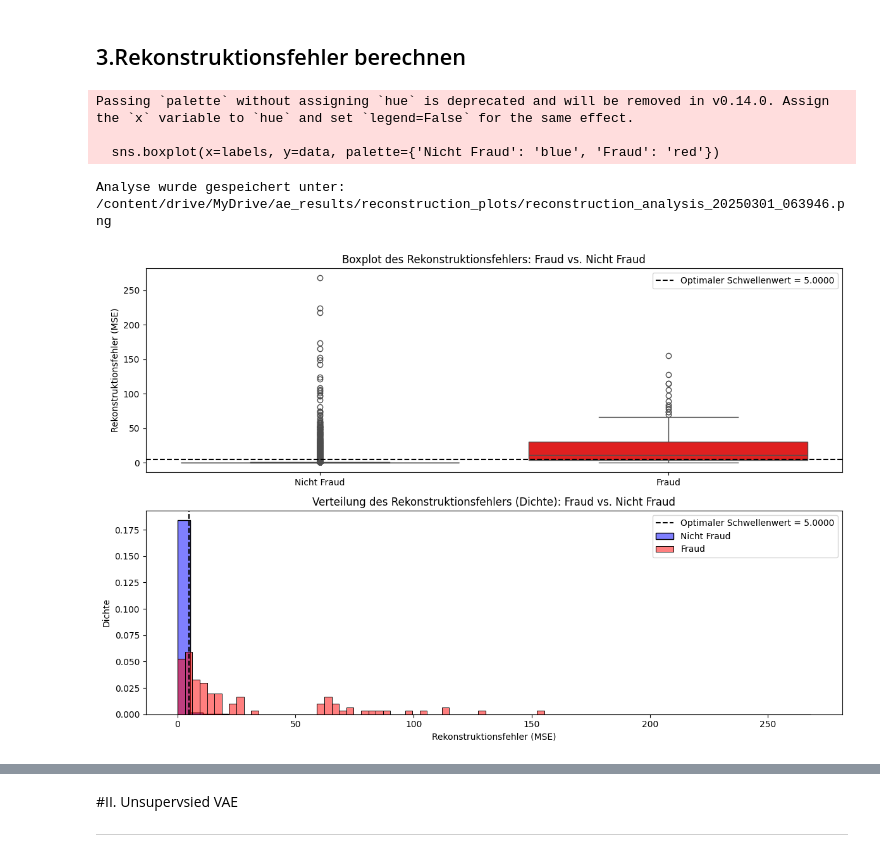
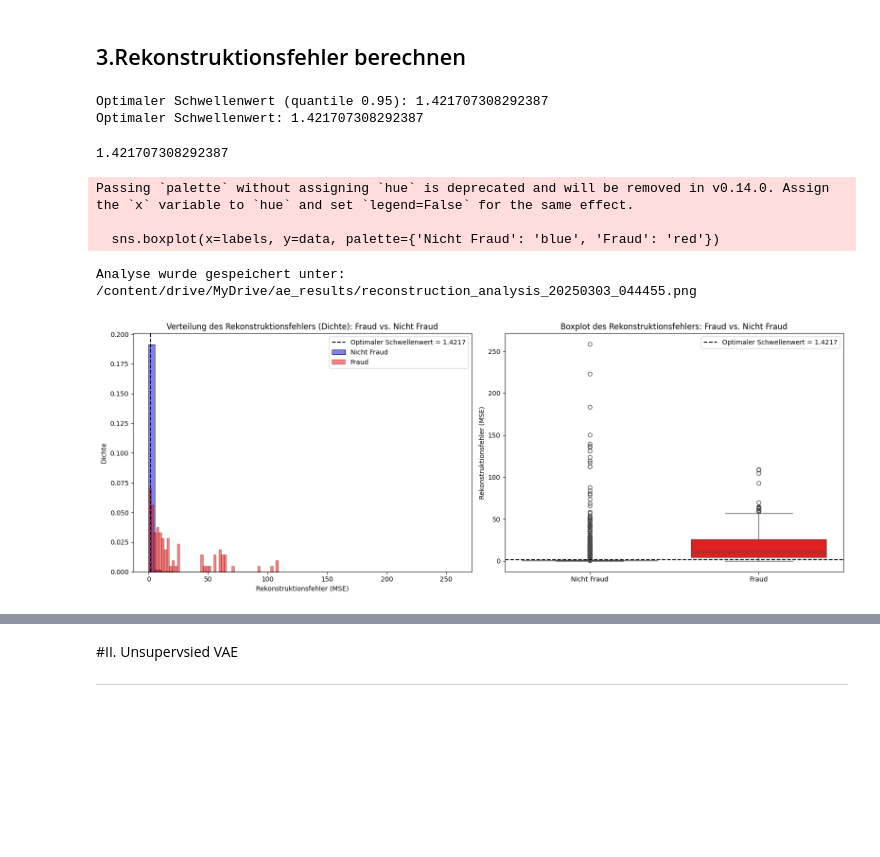
Before and after one commit to mylibui/demo, a Jupyter notebook: AE_VAE_Modelle.ipynb, the cells around one changed output, grey strips where cells are left out. Cells and saved outputs as stored; diff of their text form; code cells hidden in the pictures; blank space fills up the shorter version.

```diff
--- a/AE_VAE_Modelle.ipynb
+++ b/AE_VAE_Modelle.ipynb
@@ -55,3 +47,20 @@ batch_size = 256
+# %%
+# Hyperparameters
+input_dim = X_train.shape[1]
+epoch=100
+learning_rate=0.001
+latent_dim=16
+hidden_dims=[64,32]
+dropout_rate=0.1
+activation='mish'
+batch_size=256
+kl_weight=1
+classifier_dim=[16,8]
+callbacks=callbacks = [
+    EarlyStopping(monitor='val_loss', patience=10, restore_best_weights=True),
+    ReduceLROnPlateau(monitor='val_loss', factor=0.5, patience=5, min_lr=1e-6)
+
+]
 # %% [markdown]
 #0. Hilffunktion definiern
 # %% [markdown]
@@ -354,8 +355,8 @@ def plot_reconstruction_analysis(
     reconstruction_error = calculate_reconstruction_error(model, X)
 
     # Bestimme optimalen Schwellenwert, falls keiner angegeben ist
-    threshold, _ = find_optimal_threshold(model, X, y)
-
+    if threshold is None:
+        threshold, _ = find_optimal_threshold(model, X, y)
     # Trennen von Fraud und Nicht Fraud Daten
     not_fraud_error = reconstruction_error[y == 0]
     fraud_error = reconstruction_error[y == 1]
@@ -380,10 +381,10 @@ def plot_reconstruction_analysis(
         save_path = os.path.join(folder_path, f"reconstruction_analysis_{timestamp}.png")
 
     # Erstellen des Plots
-    plt.figure(figsize=(12, 8))
+    plt.figure(figsize=(16, 6))
 
-    # Boxplot (oben)
-    plt.subplot(2, 1, 1)
+    # Boxplot (rechts)
+    plt.subplot(1, 2, 2)
     sns.boxplot(x=labels, y=data, palette={'Nicht Fraud': 'blue', 'Fraud': 'red'})
     plt.title("Boxplot des Rekonstruktionsfehlers: Fraud vs. Nicht Fraud")
     plt.xlabel("")
@@ -391,8 +392,8 @@ def plot_reconstruction_analysis(
     plt.axhline(y=threshold, color='black', linestyle='--', label=f'Optimaler Schwellenwert = {threshold:.4f}')
     plt.legend()
 
-    # Histogramm mit Dichte (unten)
-    plt.subplot(2, 1, 2)
+    # Histogramm mit Dichte (links)
+    plt.subplot(1, 2, 1)
     sns.histplot(data=not_fraud_error, bins=50, color='blue', label='Nicht Fraud', alpha=0.5, stat='density')
     sns.histplot(data=fraud_error, bins=50, color='red', label='Fraud', alpha=0.5, stat='density')
 
@@ -1011,8 +1087,8 @@ uae.compile(optimizer=tf.keras.optimizers.Adam(learning_rate=learning_rate))
 # Training des Autoencoders
 history = uae.fit(
     X_train_normal,
-    epochs=epoch,
+    epochs=100,
     batch_size=batch_size,
-    validation_split=0.2,
-    verbose=0
+    validation_split=0.1,
+    verbose=0,callbacks=callbacks
 )
@@ -1082,22 +1144,30 @@ Plot wurde gespeichert unter: /content/drive/MyDrive/ae_results/loss_curves/loss
 # %% [markdown]
 ## 3.Rekonstruktionsfehler berechnen
 # %%
-best_threshold = find_optimal_threshold(uae, X_test, y_test)
+beste_threshold,_ = find_optimal_threshold(uae, X_test, y_test)
+print(f"Optimaler Schwellenwert: {beste_threshold}")
+# %% [output]
+Optimaler Schwellenwert (quantile 0.95): 1.421707308292387
+Optimaler Schwellenwert: 1.421707308292387
+# %%
+display(beste_threshold)
+# %% [output]
+1.421707308292387
 # %%
 # Visualisierung und Speichern in Google Drive mit Markierung von Fraud vs. Nicht Fraud
 plot_reconstruction_analysis(
     uae,
     X_test,
     y_test,  # Labels für Testdaten (0 für Nicht Fraud, 1 für Fraud)
-    threshold=best_threshold,  # Basierend auf Ihren vorherigen Histogram-Daten für AE
-    folder_name="ae_results/reconstruction_plots"
+    folder_name="ae_results",
+    threshold=beste_threshold  # Verwende den optimalen Schwellenwert
 )
 # %% [output]
 Passing `palette` without assigning `hue` is deprecated and will be removed in v0.14.0. Assign the `x` variable to `hue` and set `legend=False` for the same effect.
 
   sns.boxplot(x=labels, y=data, palette={'Nicht Fraud': 'blue', 'Fraud': 'red'})
-Analyse wurde gespeichert unter: /content/drive/MyDrive/ae_results/reconstruction_plots/reconstruction_analysis_20250301_063946.png
+Analyse wurde gespeichert unter: /content/drive/MyDrive/ae_results/reconstruction_analysis_20250303_044455.png
-[figure, old version]
+[figure, new version]
 # %%
 # Evaluieren der Fraud-Detektion, Metriken ausgeben und speichern
 metrics = evaluate_fraud_detection(
```
Also changed, not shown: parts of 91 cells of this notebook.
